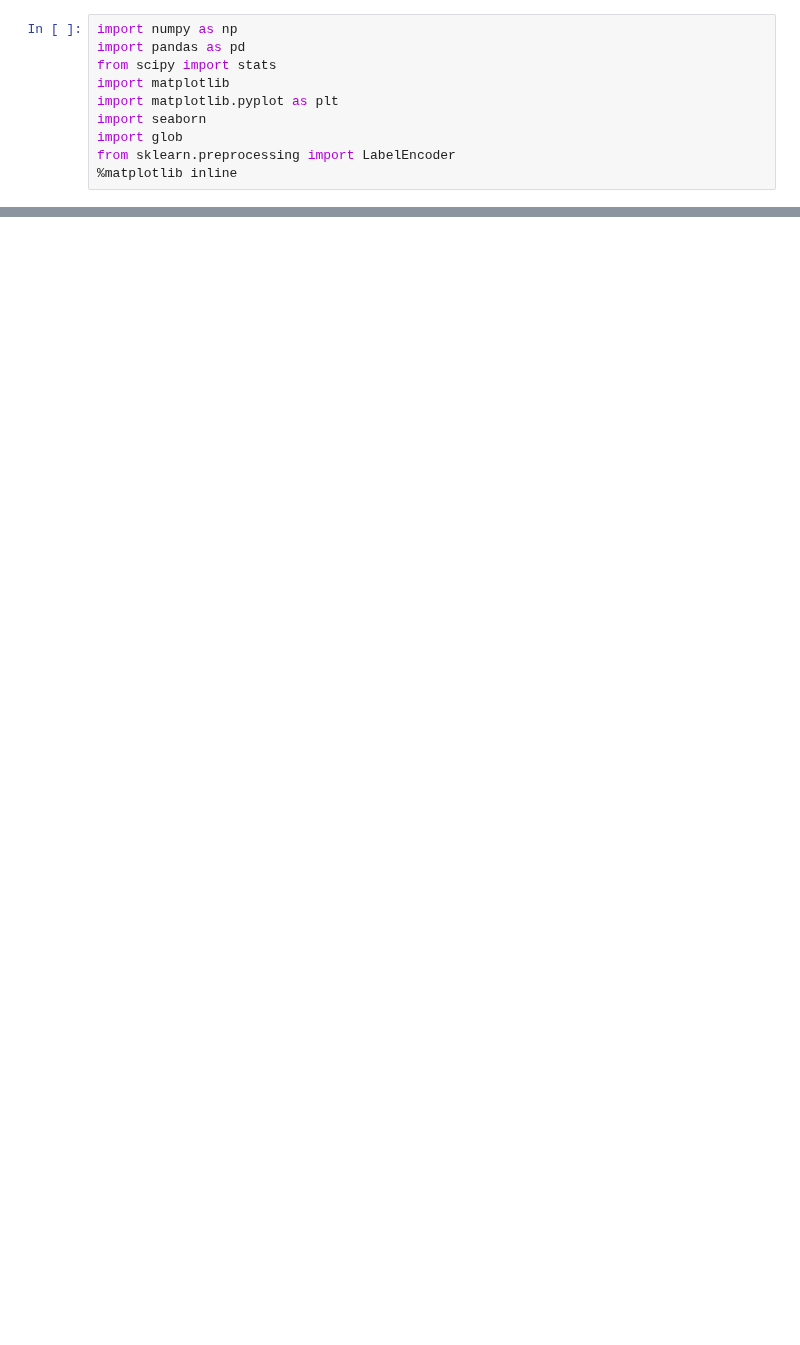
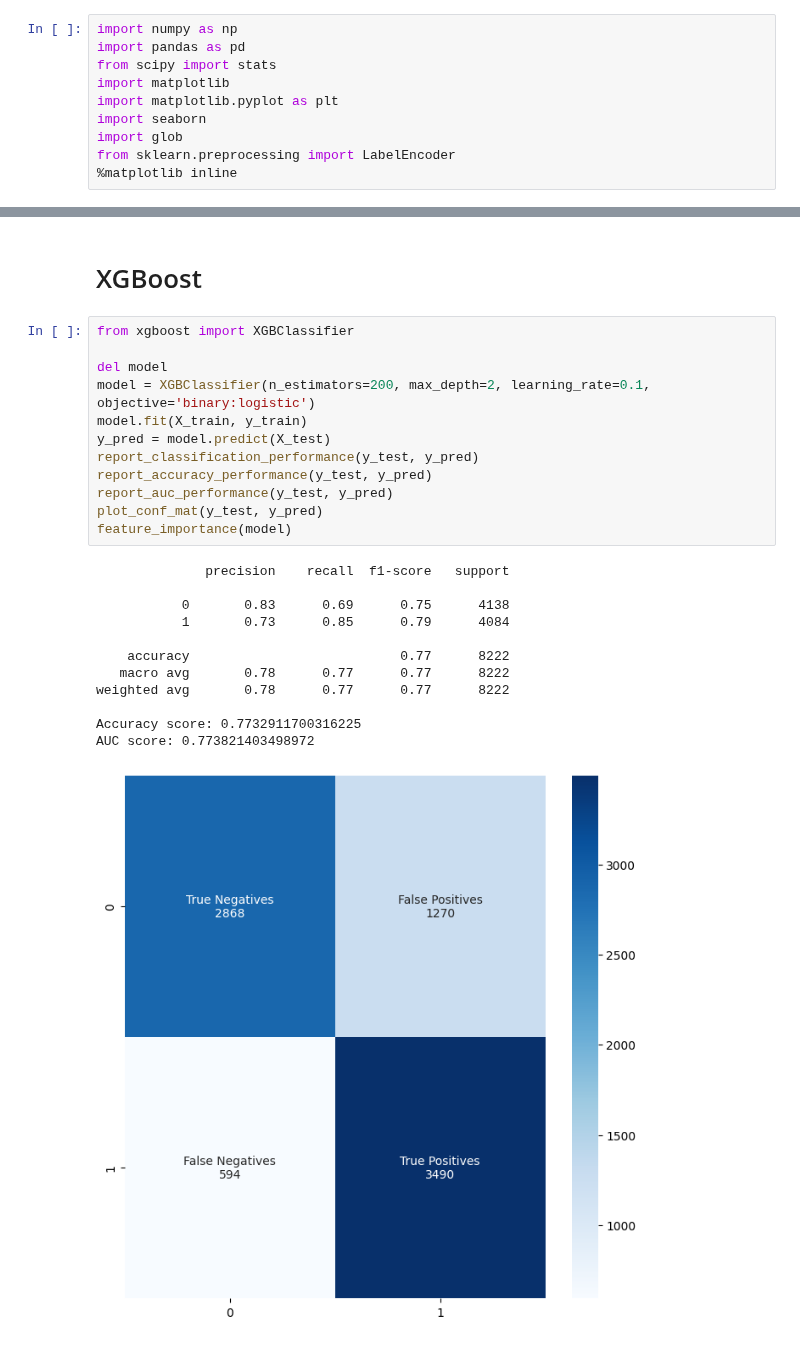
Before and after one commit to Mecowhy37/aai-exam-spotify-hits, a Jupyter notebook: project.ipynb, the cells around one changed output, grey strips where cells are left out. Drawn from its saved outputs; the diff is of its cells as text; blank space fills up the shorter version.

```diff
--- a/project.ipynb
+++ b/project.ipynb
@@ -103,0 +351,27 @@ sections
+# %% [markdown]
+# XGBoost
+# %%
+from xgboost import XGBClassifier
+
+del model
+model = XGBClassifier(n_estimators=200, max_depth=2, learning_rate=0.1, objective='binary:logistic')
+model.fit(X_train, y_train)
+y_pred = model.predict(X_test)
+report_classification_performance(y_test, y_pred)
+report_accuracy_performance(y_test, y_pred)
+report_auc_performance(y_test, y_pred)
+plot_conf_mat(y_test, y_pred)
+feature_importance(model)
+# %% [output]
+              precision    recall  f1-score   support
+
+           0       0.83      0.69      0.75      4138
+           1       0.73      0.85      0.79      4084
+
+    accuracy                           0.77      8222
+   macro avg       0.78      0.77      0.77      8222
+weighted avg       0.78      0.77      0.77      8222
+
+Accuracy score: 0.7732911700316225
+AUC score: 0.773821403498972
+[figure, added]
```
Also changed, not shown: parts of 29 cells of this notebook, 2 other files.
